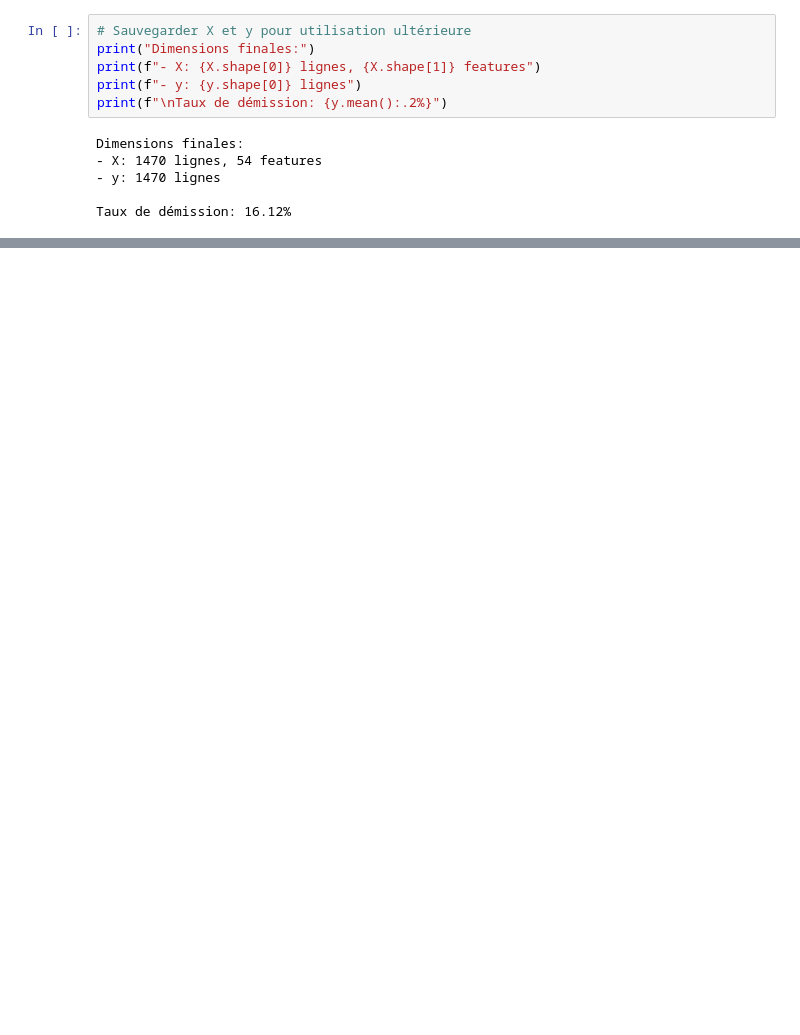
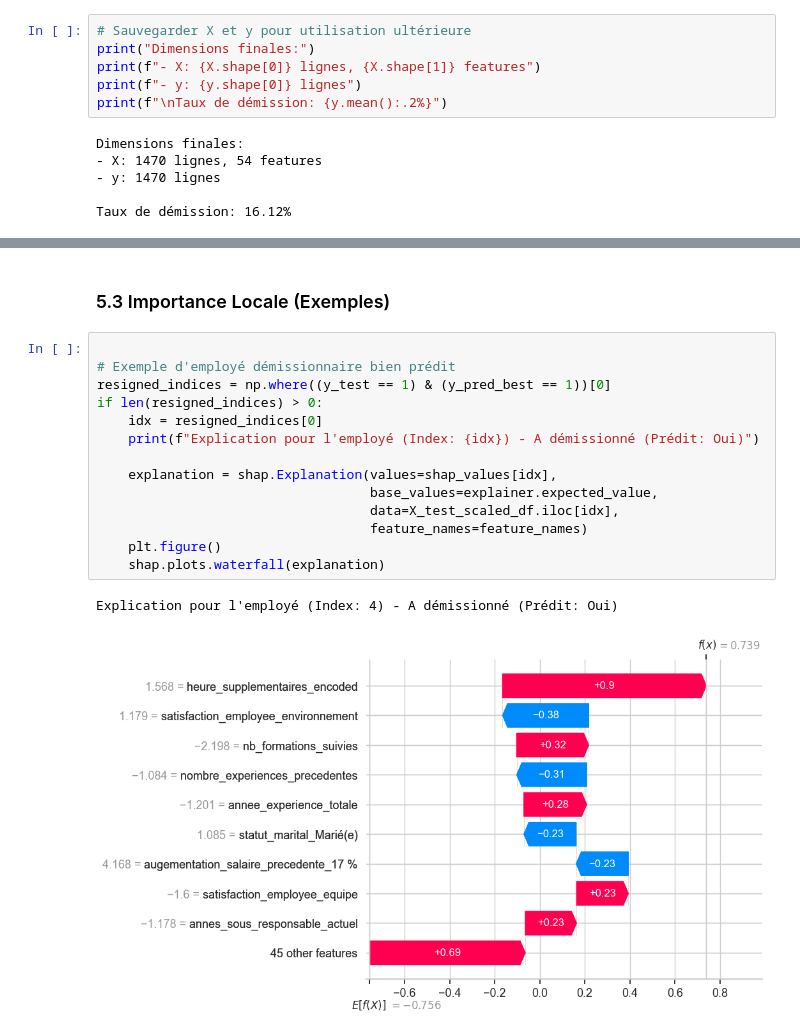
Before and after one commit to TheMoJd/ML_Why_employees_quit, a Jupyter notebook: notebook.ipynb, the cells around one changed output, grey strips where cells are left out. Saved outputs shown, nothing was run; the diff lists cells and outputs as text; blank space fills up the shorter version.

```diff
--- a/notebook.ipynb
+++ b/notebook.ipynb
@@ -358,0 +843,19 @@ Taux de démission: 16.12%
+# %% [markdown]
+### 5.3 Importance Locale (Exemples)
+# %%
+
+# Exemple d'employé démissionnaire bien prédit
+resigned_indices = np.where((y_test == 1) & (y_pred_best == 1))[0]
+if len(resigned_indices) > 0:
+    idx = resigned_indices[0]
+    print(f"Explication pour l'employé (Index: {idx}) - A démissionné (Prédit: Oui)")
+
+    explanation = shap.Explanation(values=shap_values[idx],
+                                   base_values=explainer.expected_value,
+                                   data=X_test_scaled_df.iloc[idx],
+                                   feature_names=feature_names)
+    plt.figure()
+    shap.plots.waterfall(explanation)
+# %% [output]
+Explication pour l'employé (Index: 4) - A démissionné (Prédit: Oui)
+[figure, added]
```
Also changed, not shown: parts of 31 cells of this notebook, 1 other file.
